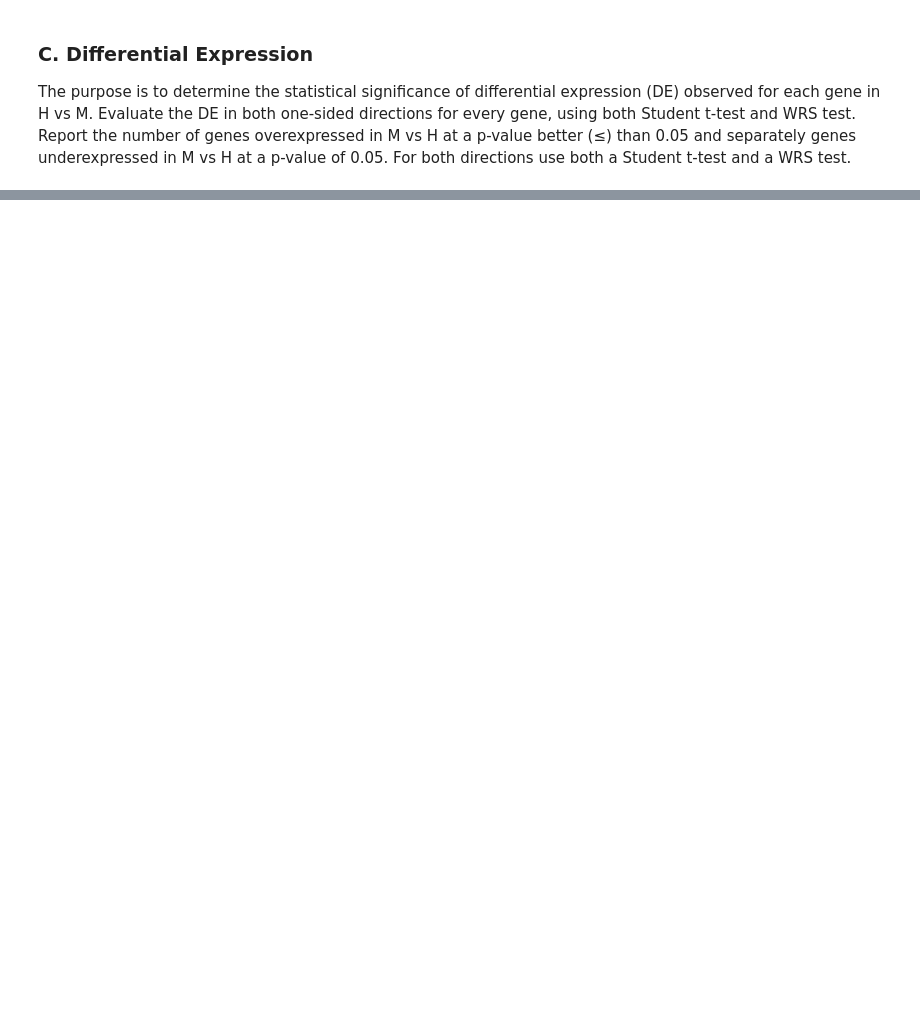
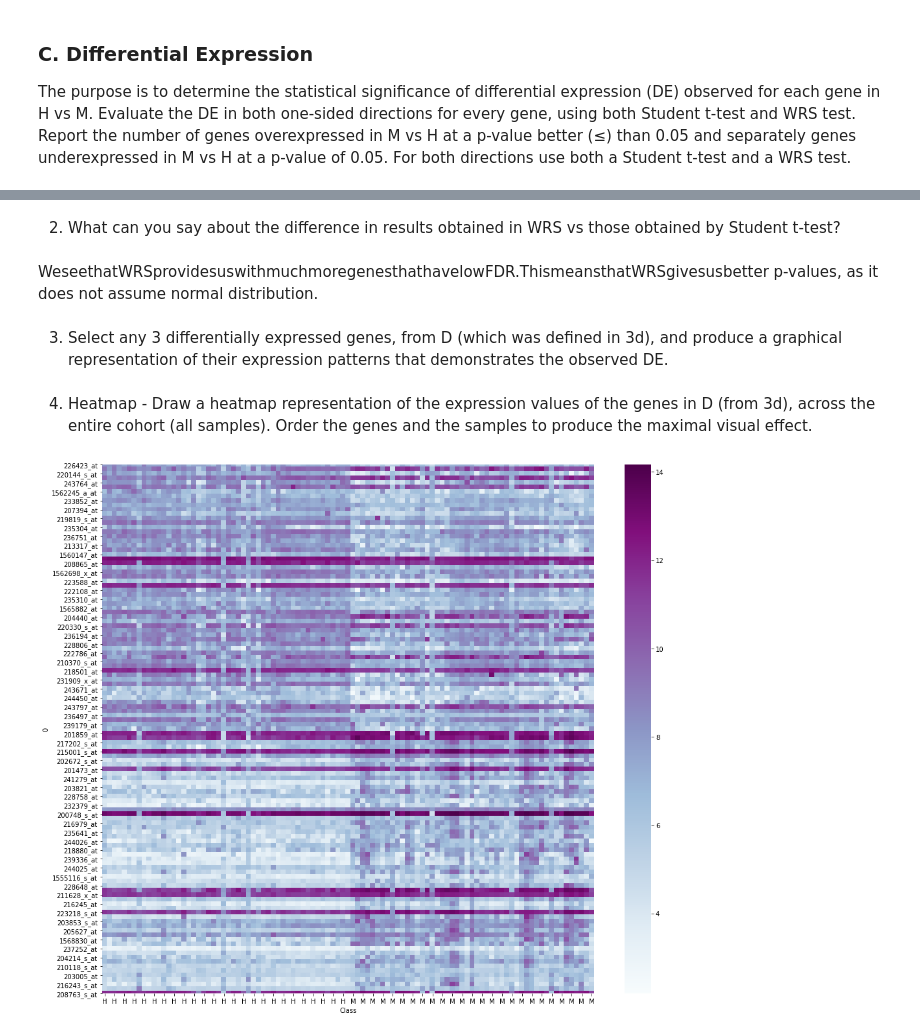
Before and after one commit to mayakerem/StatisticsDataAnalysis, a Jupyter notebook: HW4/204818181_329827190.ipynb, the cells around one changed output, grey strips where cells are left out. Saved outputs shown, nothing was run; the diff lists cells and outputs as text; code cells hidden in the pictures; blank space fills up the shorter version.

```diff
--- a/HW4/204818181_329827190.ipynb
+++ b/HW4/204818181_329827190.ipynb
@@ -188,0 +410,6 @@ If these events are not observed at any k, then make that statement.
+# %% [markdown]
+2)	What can you say about the difference in results obtained in WRS vs those obtained by Student t-test?
+# %% [markdown]
+ WeseethatWRSprovidesuswithmuchmoregenesthathavelowFDR.ThismeansthatWRSgivesusbetter p-values, as it does not assume normal distribution.
+# %% [markdown]
+3)	Select any 3 differentially expressed genes, from D (which was defined in 3d), and produce a graphical representation of their expression patterns that demonstrates the observed DE.
@@ -188,0 +436,12 @@ If these events are not observed at any k, then make that statement.
+# %% [markdown]
+4)	Heatmap - Draw a heatmap representation of the expression values of the genes in D (from 3d), across the entire cohort (all samples). Order the genes and the samples to produce the maximal visual effect.
+# %%
+# fix data for heatmap representation
+D_heatmap = D_heatmap.T
+classes_ = D_heatmap.iloc[0]
+D_heatmap = D_heatmap[1:]
+D_heatmap.columns = classes_
+plt.figure(figsize = (17,15))
+sns.heatmap(D_heatmap.sort_values('Class', axis=1).astype('float'),cmap="BuPu");
+# %% [output]
+[figure, added]
```
Also changed, not shown: parts of 51 cells of this notebook.
